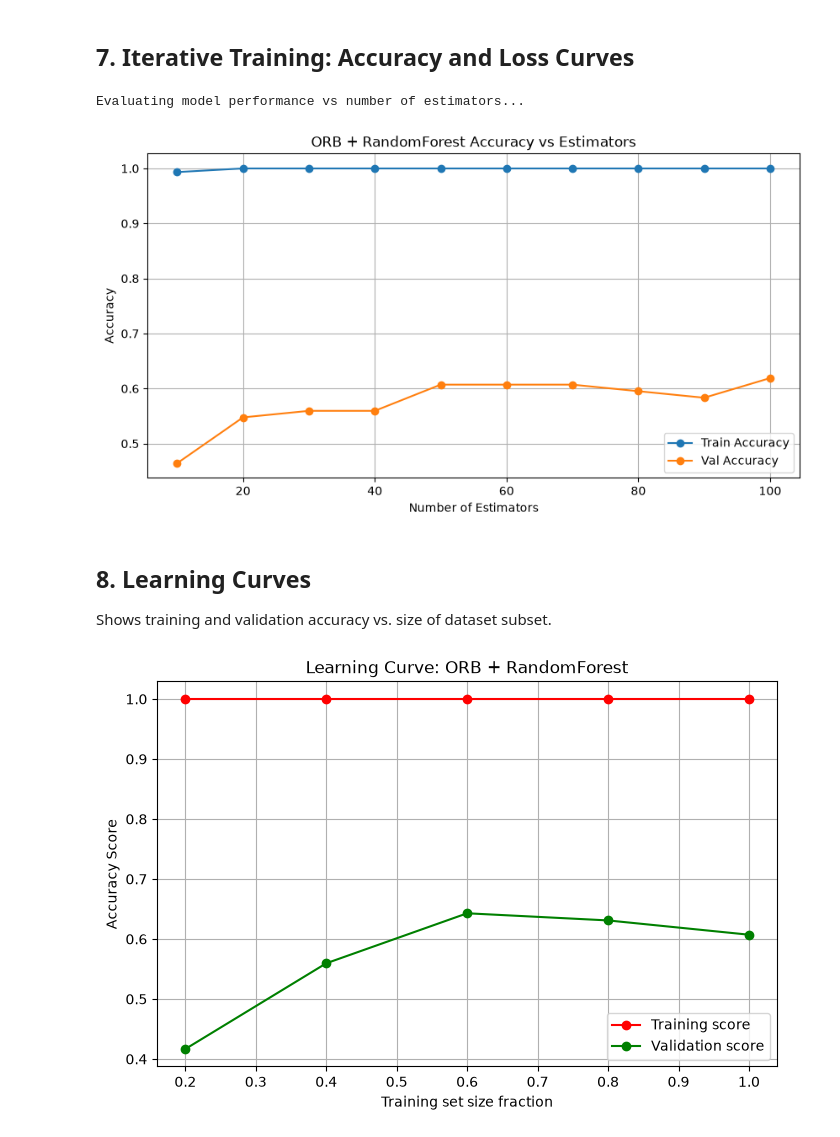
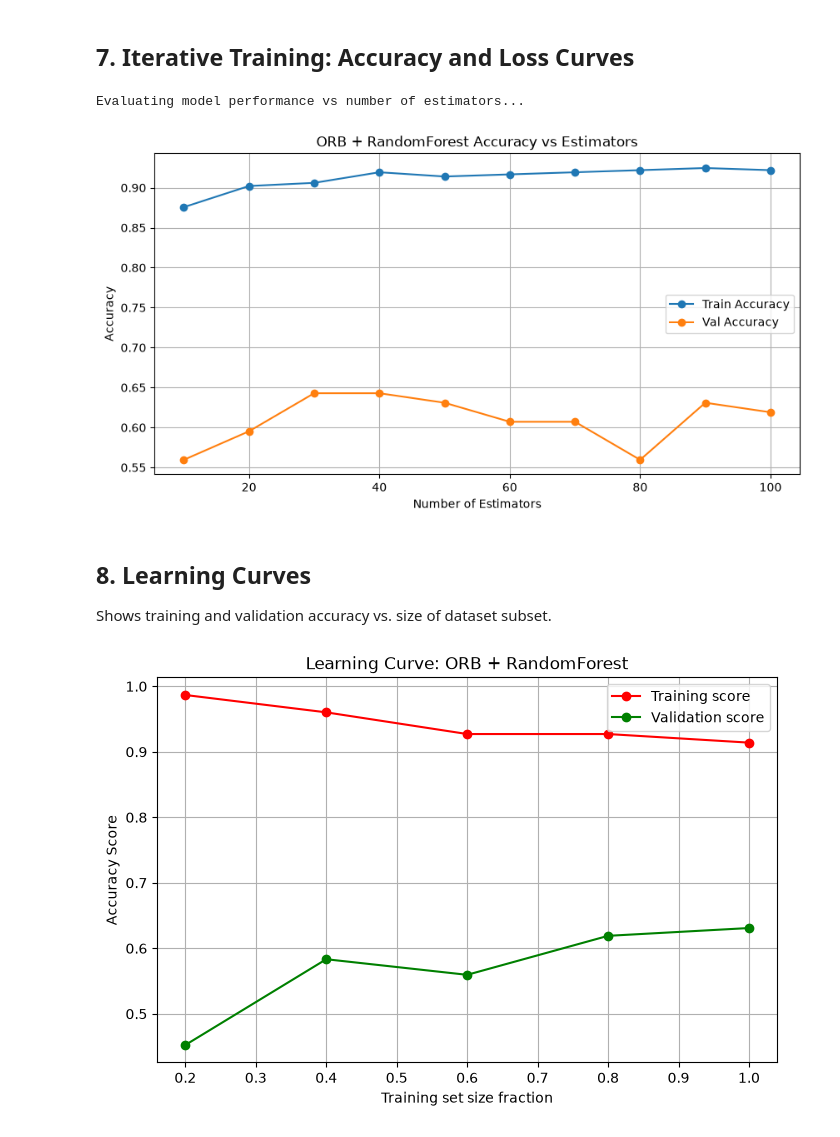
Before and after one commit to Agetooo/FlowerClassification, a Jupyter notebook: ORB_RandomForest.ipynb, the cells around one changed output. Cells and saved outputs as stored; diff of their text form; code cells hidden in the pictures.

```diff
--- a/ORB_RandomForest.ipynb
+++ b/ORB_RandomForest.ipynb
@@ -177,9 +177,18 @@ Fusing features...
 ## 5. Model Training
 # %%
 
-# Train RandomForest model
+# Train RandomForest model with regularization to prevent overfitting
 print("Training RandomForest Classifier...")
-model = RandomForestClassifier(n_estimators=100, random_state=42, n_jobs=-1)
+model = RandomForestClassifier(
+    n_estimators=100,
+    max_depth=8,
+    min_samples_leaf=5,
+    min_samples_split=10,
+    max_features="sqrt",
+    class_weight="balanced",
+    random_state=42,
+    n_jobs=-1
+)
 model.fit(X_train_fused, y_train)
 # %% [output]
 Training RandomForest Classifier...
@@ -219,30 +229,39 @@ weighted avg       0.67      0.67      0.66       210
 ## 7. Iterative Training: Accuracy and Loss Curves
 # %%
 
-# Plot Accuracy/Loss Curves vs. Number of Estimators (Trees)
+# Plot Accuracy Curves vs. Number of Estimators (Trees)
 print("Evaluating model performance vs number of estimators...")
 estimators_range = range(10, 101, 10)
 train_accs = []
 val_accs = []
 
 for n in estimators_range:
-    clf = RandomForestClassifier(n_estimators=n, random_state=42, n_jobs=-1)
+    clf = RandomForestClassifier(
+        n_estimators=n,
+        max_depth=8,
+        min_samples_leaf=5,
+        min_samples_split=10,
+        max_features="sqrt",
+        class_weight="balanced",
+        random_state=42,
+        n_jobs=-1
+    )
     clf.fit(X_train_fused, y_train)
     train_accs.append(clf.score(X_train_fused, y_train))
     val_accs.append(clf.score(X_val_fused, y_val))
 
 plt.figure(figsize=(10, 5))
 plt.plot(estimators_range, train_accs, 'o-', label='Train Accuracy')
 plt.plot(estimators_range, val_accs, 'o-', label='Val Accuracy')
 plt.title(f'{FEATURE_NAME} + {CLASSIFIER_NAME} Accuracy vs Estimators')
 plt.xlabel('Number of Estimators')
 plt.ylabel('Accuracy')
 plt.grid(True)
 plt.legend()
 plt.show()
 # %% [output]
 Evaluating model performance vs number of estimators...
-[figure, old version]
+[figure, new version]
 # %% [markdown]
 ## 8. Learning Curves
 Shows training and validation accuracy vs. size of dataset subset.
@@ -259,9 +278,29 @@ for size in train_sizes:
     y_sub = y_train[:n_samples]
 
     if CLASSIFIER_NAME == "RandomForest":
-        clf = RandomForestClassifier(n_estimators=50, random_state=42, n_jobs=-1)
+        clf = RandomForestClassifier(
+            n_estimators=50,
+            max_depth=8,
+            min_samples_leaf=5,
+            min_samples_split=10,
+            max_features="sqrt",
+            class_weight="balanced",
+            random_state=42,
+            n_jobs=-1
+        )
     else:
-        clf = XGBClassifier(n_estimators=50, learning_rate=0.1, max_depth=4, eval_metric='mlogloss', random_state=42, n_jobs=-1)
+        clf = XGBClassifier(
+            n_estimators=50,
+            learning_rate=0.05,
+            max_depth=3,
+            subsample=0.7,
+            colsample_bytree=0.7,
+            reg_alpha=2.0,
+            reg_lambda=2.0,
+            eval_metric='mlogloss',
+            random_state=42,
+            n_jobs=-1
+        )
 
     clf.fit(X_sub, y_sub)
     lc_train.append(clf.score(X_sub, y_sub))
@@ -277,4 +316,4 @@ plt.grid(True)
 plt.legend()
 plt.show()
 # %% [output]
-[figure, old version]
+[figure, new version]
```
Also changed, not shown: parts of 2 cells of this notebook, 3 other files.
